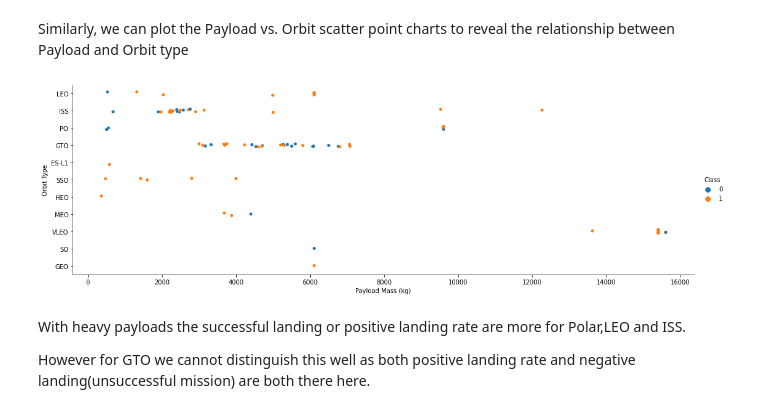
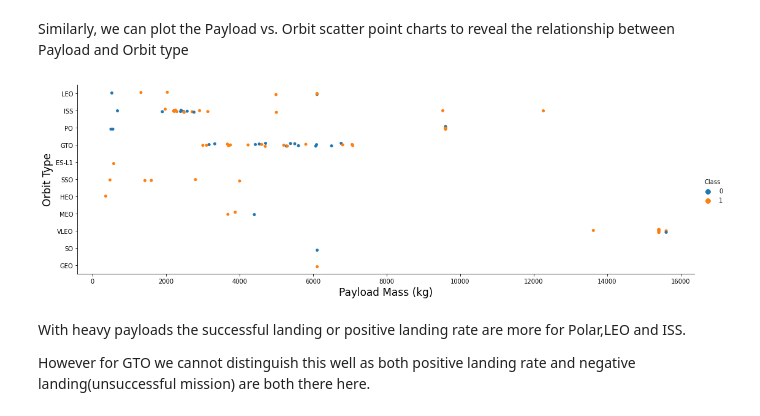
Before and after one commit to johnny123214133/coursera_capstone, a Jupyter notebook: week_2/lab_2/jupyter-labs-eda-dataviz.ipynb, the cells around one changed output. Saved outputs shown, nothing was run; the diff lists cells and outputs as text; code cells hidden in the pictures.

```diff
--- a/week_2/lab_2/jupyter-labs-eda-dataviz.ipynb
+++ b/week_2/lab_2/jupyter-labs-eda-dataviz.ipynb
@@ -158,11 +158,11 @@ Similarly, we can plot the Payload vs. Orbit scatter point charts to reveal the
 # %%
 # Plot a scatter point chart with x axis to be Payload and y axis to be the Orbit, and hue to be the class value
 sns.catplot(data=df, x='PayloadMass', y='Orbit', hue='Class', aspect=3)
-plt.xlabel('Payload Mass (kg)')
-plt.ylabel('Orbit Type')
+plt.xlabel('Payload Mass (kg)',fontsize=17)
+plt.ylabel('Orbit Type',fontsize=17)
 plt.show()
 # %% [output]
-[figure, old version]
+[figure, new version]
 # %% [markdown]
 With heavy payloads the successful landing or positive landing rate are more for Polar,LEO and ISS.
 
```
Also changed, not shown: parts of 5 cells of this notebook, 7 other files.
